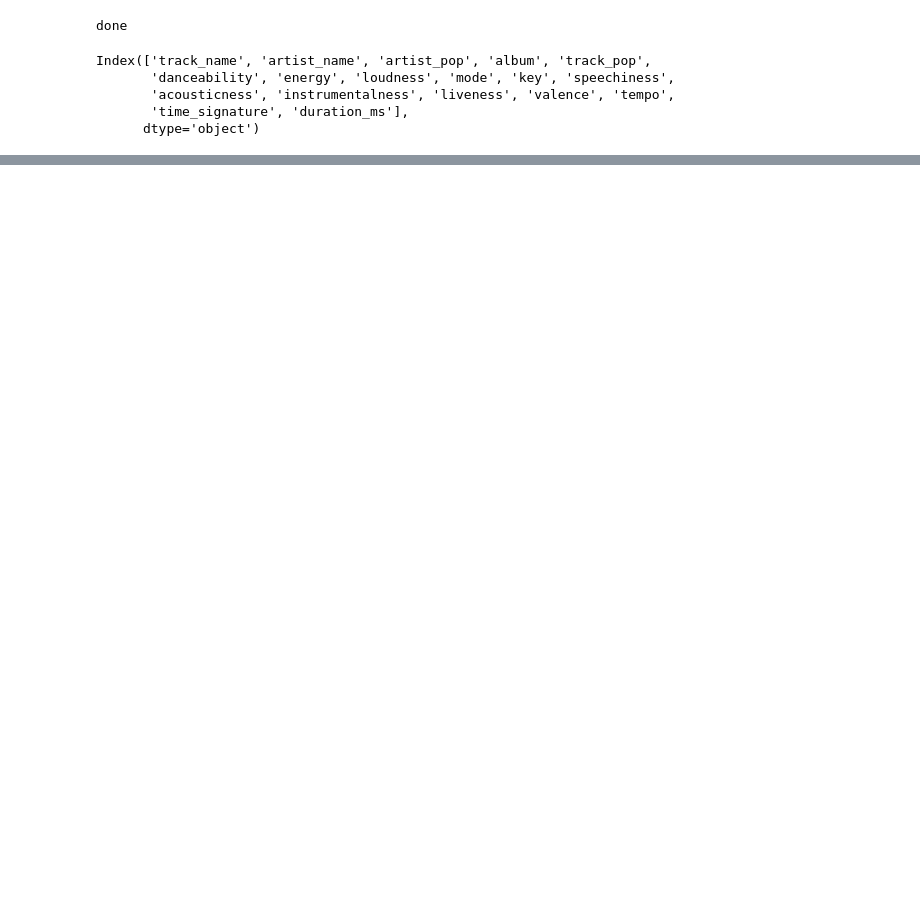
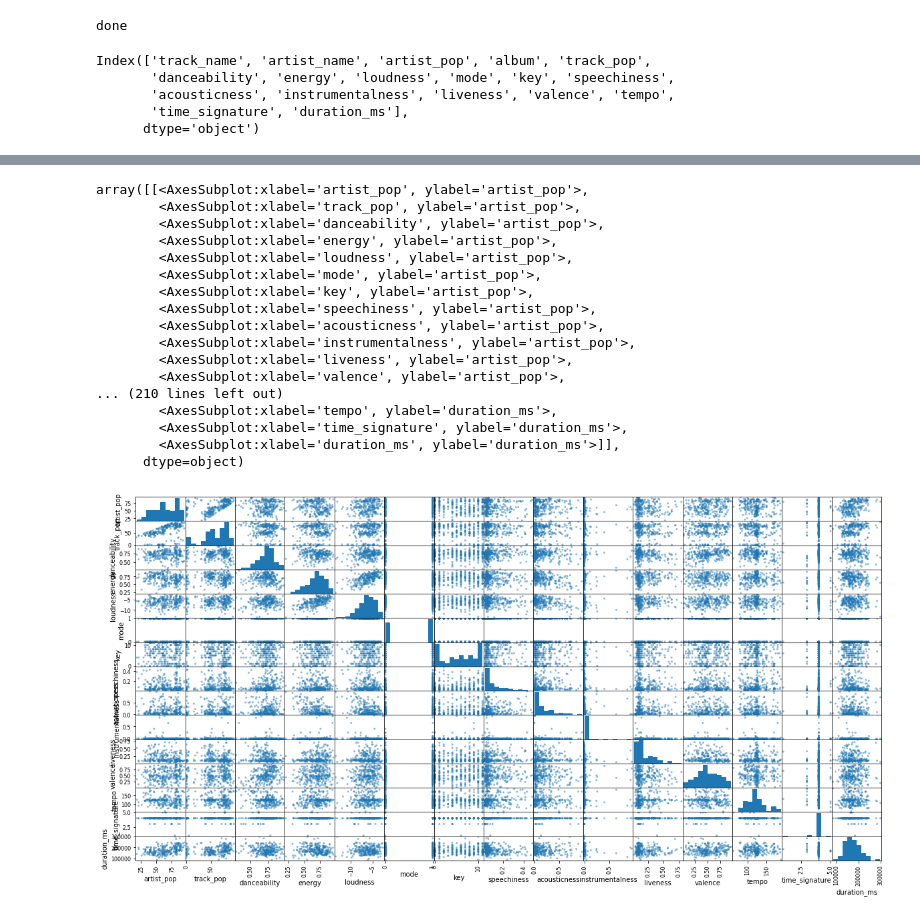
Before and after one commit to incalescence/open-data, a Jupyter notebook: tiktoksongs.ipynb, the cells around one changed output, grey strips where cells are left out. Saved outputs shown, nothing was run; the diff lists cells and outputs as text; code cells hidden in the pictures; blank space fills up the shorter version.

```diff
--- a/tiktoksongs.ipynb
+++ b/tiktoksongs.ipynb
@@ -39,0 +37,21 @@ AttributeError: 'Series' object has no attribute 'pie'
+# %%
+pd.plotting.scatter_matrix(tiktok_songs)
+# %% [output]
+array([[<AxesSubplot:xlabel='artist_pop', ylabel='artist_pop'>,
+        <AxesSubplot:xlabel='track_pop', ylabel='artist_pop'>,
+        <AxesSubplot:xlabel='danceability', ylabel='artist_pop'>,
+        <AxesSubplot:xlabel='energy', ylabel='artist_pop'>,
+        <AxesSubplot:xlabel='loudness', ylabel='artist_pop'>,
+        <AxesSubplot:xlabel='mode', ylabel='artist_pop'>,
+        <AxesSubplot:xlabel='key', ylabel='artist_pop'>,
+        <AxesSubplot:xlabel='speechiness', ylabel='artist_pop'>,
+        <AxesSubplot:xlabel='acousticness', ylabel='artist_pop'>,
+        <AxesSubplot:xlabel='instrumentalness', ylabel='artist_pop'>,
+        <AxesSubplot:xlabel='liveness', ylabel='artist_pop'>,
+        <AxesSubplot:xlabel='valence', ylabel='artist_pop'>,
+... (210 lines left out)
+        <AxesSubplot:xlabel='tempo', ylabel='duration_ms'>,
+        <AxesSubplot:xlabel='time_signature', ylabel='duration_ms'>,
+        <AxesSubplot:xlabel='duration_ms', ylabel='duration_ms'>]],
+      dtype=object)
+[figure, added]
```
Also changed, not shown: parts of 10 cells of this notebook, 3 other files.
